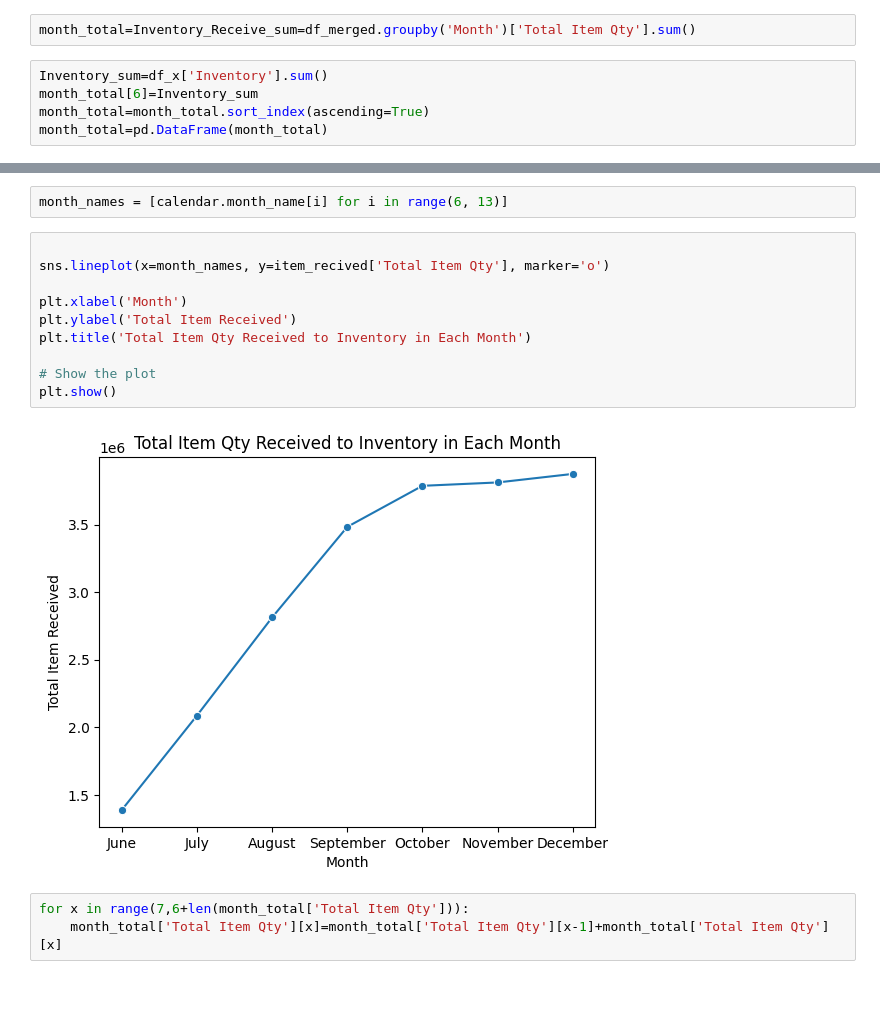
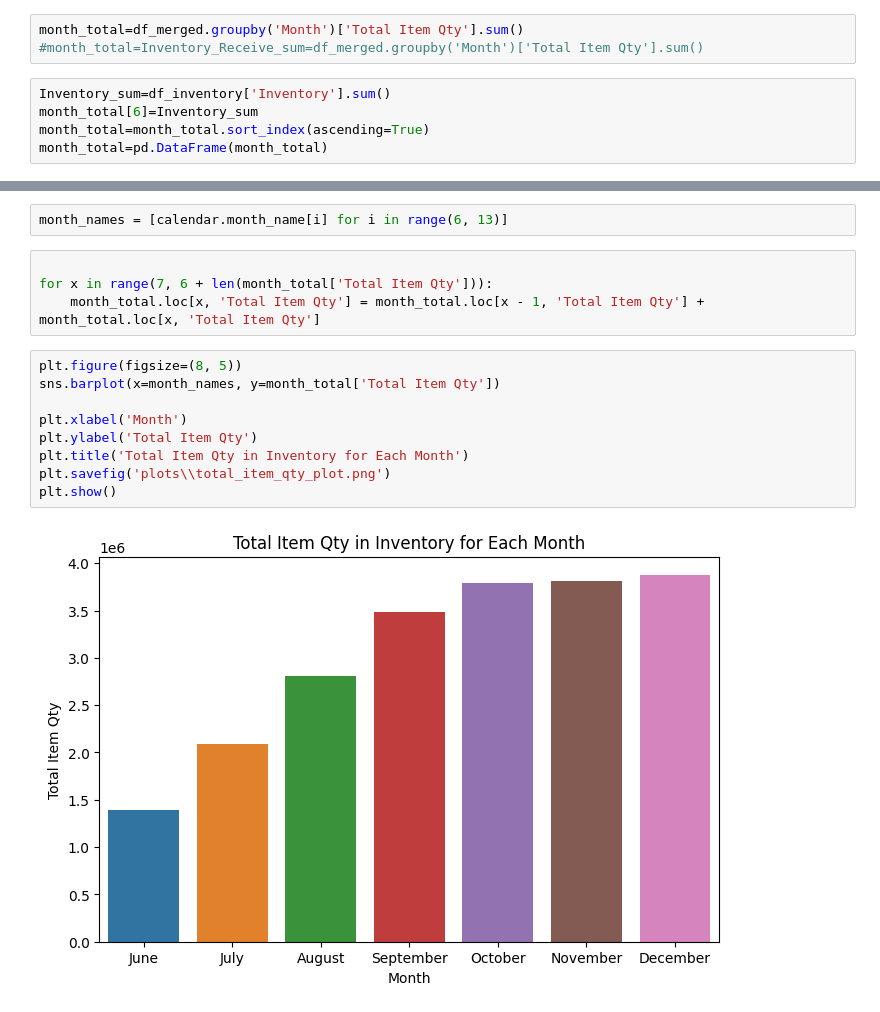
Before and after one commit to Prabhiraj-P/Data-Analytics-Assignment, a Jupyter notebook: code.ipynb, the cells around one changed output, grey strips where cells are left out. Saved outputs shown, nothing was run; the diff lists cells and outputs as text.

Commit message:
Added visualization

```diff
--- a/code.ipynb
+++ b/code.ipynb
@@ -78,9 +80,10 @@ Index(['Item Number', 'Date', 'Inventory', 'Inventory Receive',
 # %%
 df_merged["Month"]=df_merged['Inventory Receive'].dt.month
 # %%
-month_total=Inventory_Receive_sum=df_merged.groupby('Month')['Total Item Qty'].sum()
+month_total=df_merged.groupby('Month')['Total Item Qty'].sum()
+#month_total=Inventory_Receive_sum=df_merged.groupby('Month')['Total Item Qty'].sum()
 # %%
-Inventory_sum=df_x['Inventory'].sum()
+Inventory_sum=df_inventory['Inventory'].sum()
 month_total[6]=Inventory_sum
 month_total=month_total.sort_index(ascending=True)
 month_total=pd.DataFrame(month_total)
@@ -100,18 +91,18 @@ month_total
 item_recived=month_total
 # %%
 month_names = [calendar.month_name[i] for i in range(6, 13)]
+# %%
+
+for x in range(7, 6 + len(month_total['Total Item Qty'])):
+    month_total.loc[x, 'Total Item Qty'] = month_total.loc[x - 1, 'Total Item Qty'] + month_total.loc[x, 'Total Item Qty']
 # %%
-
-sns.lineplot(x=month_names, y=item_recived['Total Item Qty'], marker='o')
+plt.figure(figsize=(8, 5))
+sns.barplot(x=month_names, y=month_total['Total Item Qty'])
 
 plt.xlabel('Month')
-plt.ylabel('Total Item Received')
-plt.title('Total Item Qty Received to Inventory in Each Month')
-
-# Show the plot
+plt.ylabel('Total Item Qty')
+plt.title('Total Item Qty in Inventory for Each Month')
+plt.savefig('plots\\total_item_qty_plot.png')
 plt.show()
 # %% [output]
-[figure, old version]
+[figure, new version]
-# %%
-for x in range(7,6+len(month_total['Total Item Qty'])):
-    month_total['Total Item Qty'][x]=month_total['Total Item Qty'][x-1]+month_total['Total Item Qty'][x]
```
Also changed, not shown: parts of 6 cells of this notebook, 2 other files.
